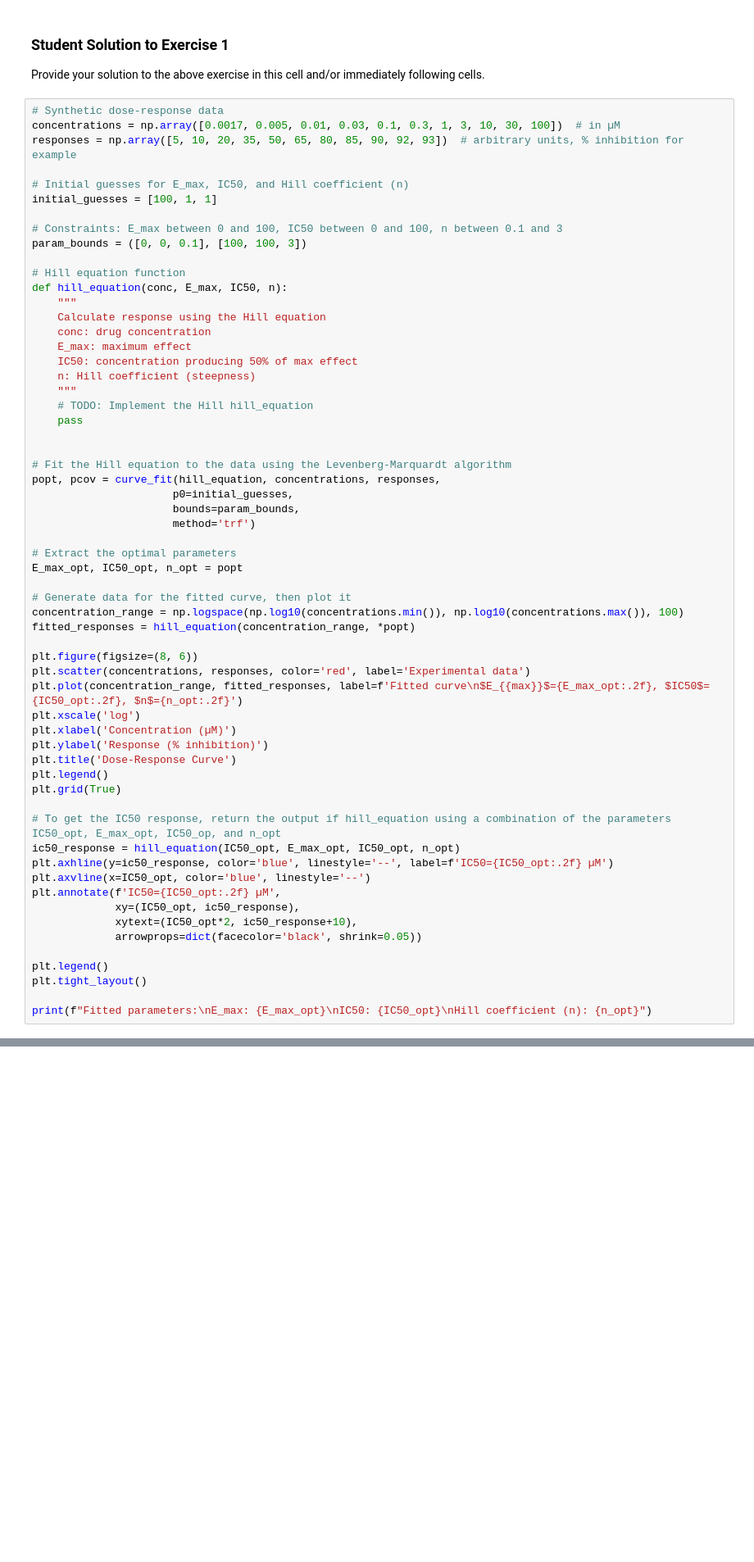
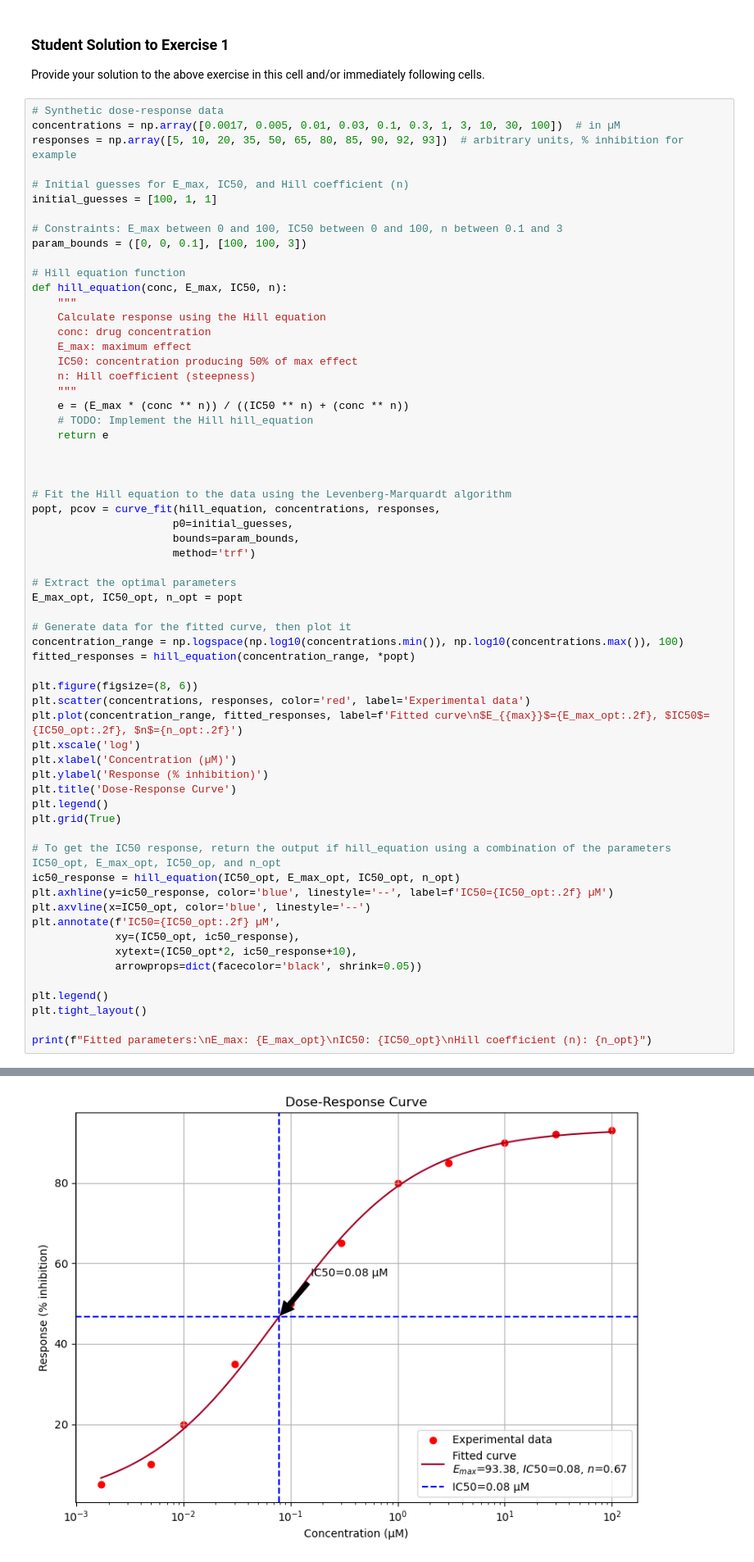
Before and after one commit to James-McTighe/chem_274B-lab5, a Jupyter notebook: colab_lab5.ipynb, the cells around one changed output, grey strips where cells are left out. Shown at 82% size. Drawn from its saved outputs; the diff is of its cells as text; blank space fills up the shorter version.

```diff
--- a/colab_lab5.ipynb
+++ b/colab_lab5.ipynb
@@ -115,8 +122,10 @@ def hill_equation(conc, E_max, IC50, n):
     IC50: concentration producing 50% of max effect
     n: Hill coefficient (steepness)
     """
+    e = (E_max * (conc ** n)) / ((IC50 ** n) + (conc ** n))
     # TODO: Implement the Hill hill_equation
-    pass
+    return e
+
 
 
 # Fit the Hill equation to the data using the Levenberg-Marquardt algorithm
@@ -155,3 +164,4 @@ plt.legend()
 plt.tight_layout()
 
 print(f"Fitted parameters:\nE_max: {E_max_opt}\nIC50: {IC50_opt}\nHill coefficient (n): {n_opt}")
+# %% [output]
@@ -158,3 +172,4 @@ print(f"Fitted parameters:\nE_max: {E_max_opt}\nIC50: {IC50_opt}\nHill coefficie
+[figure, added]
 # %% [markdown]
 HTS presents a high volume of data at our doorstep, but with additional confounders in the form of greater levels of experimental noise and greater diversity in the chemical structures within the compound library. We'd like to extrapolate the HTS data on these compounds to novel compounds. In the next section, we'll consider a few approaches to generating a compound library with novel compounds.
 # %% [markdown]
```
Also changed, not shown: parts of 2 cells of this notebook.
